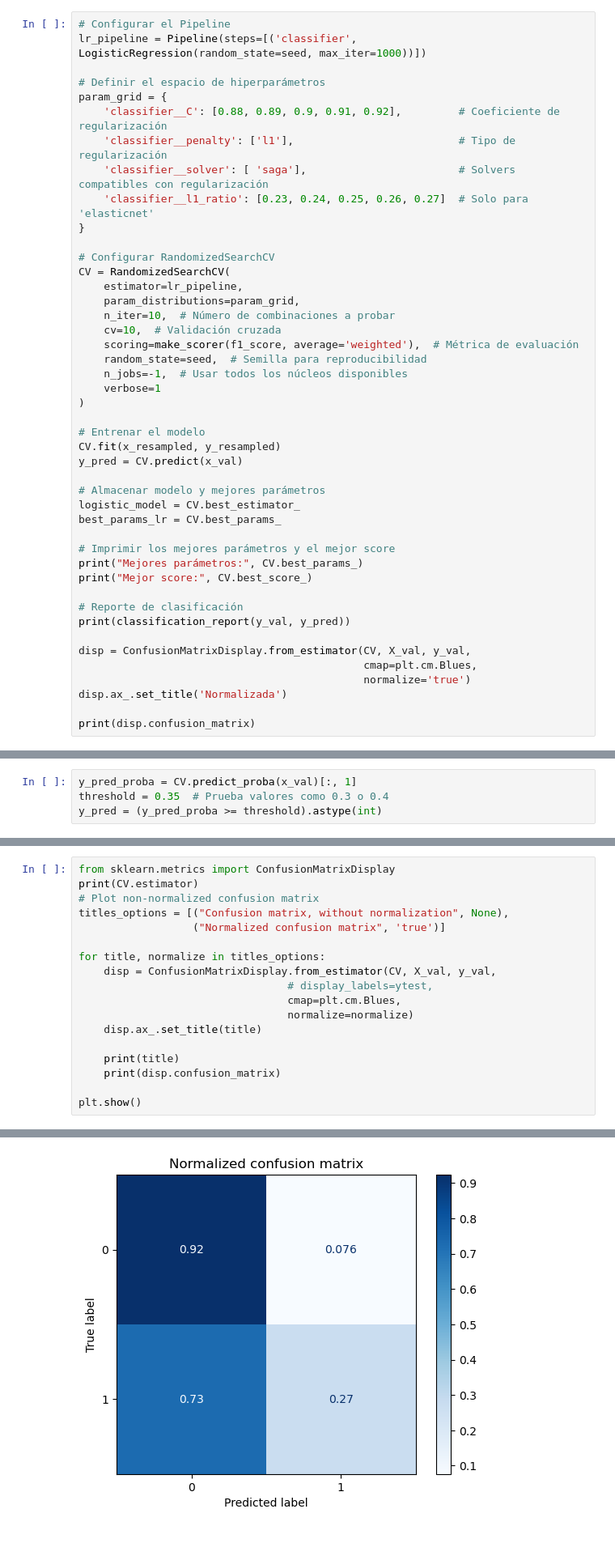
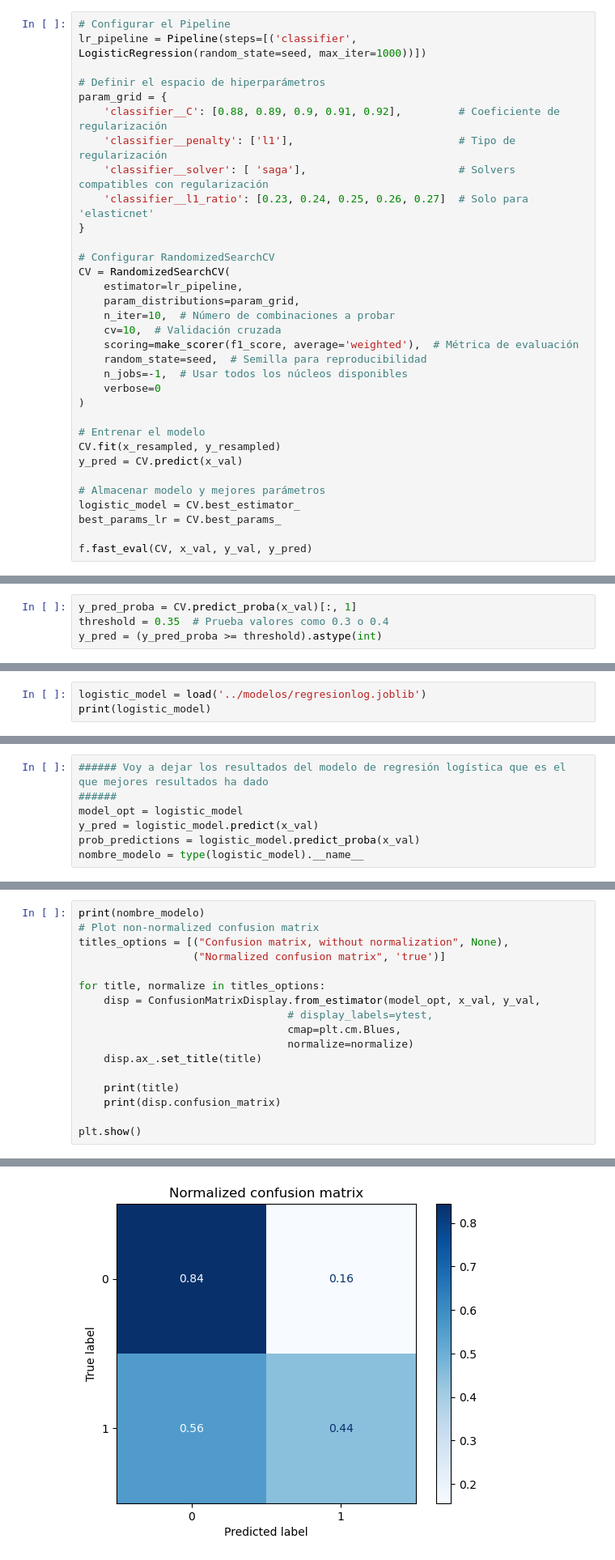
Before and after one commit to josee2202/practica1_EDA, a Jupyter notebook: notebooks/04_Modelos.ipynb, the cells around one changed output, grey strips where cells are left out. Shown at 81% size. Drawn from its saved outputs; the diff is of its cells as text.

```diff
--- a/notebooks/04_Modelos.ipynb
+++ b/notebooks/04_Modelos.ipynb
@@ -425,7 +458,7 @@ CV = RandomizedSearchCV(
     scoring=make_scorer(f1_score, average='weighted'),  # Métrica de evaluación
     random_state=seed,  # Semilla para reproducibilidad
     n_jobs=-1,  # Usar todos los núcleos disponibles
-    verbose=1
+    verbose=0
 )
 
 # Entrenar el modelo
@@ -436,17 +469,5 @@ y_pred = CV.predict(x_val)
 logistic_model = CV.best_estimator_
 best_params_lr = CV.best_params_
 
-# Imprimir los mejores parámetros y el mejor score
-print("Mejores parámetros:", CV.best_params_)
-print("Mejor score:", CV.best_score_)
-
-# Reporte de clasificación
-print(classification_report(y_val, y_pred))
-
-disp = ConfusionMatrixDisplay.from_estimator(CV, X_val, y_val,
-                                             cmap=plt.cm.Blues,
-                                             normalize='true')
-disp.ax_.set_title('Normalizada')
-
-print(disp.confusion_matrix)
+f.fast_eval(CV, x_val, y_val, y_pred)
 # %% [output]
@@ -738,0 +769,3 @@ Pipeline(steps=[('classifier',
+# %%
+logistic_model = load('../modelos/regresionlog.joblib')
+print(logistic_model)
@@ -739 +775,8 @@ Pipeline(steps=[('classifier',
+# %%
+###### Voy a dejar los resultados del modelo de regresión logística que es el que mejores resultados ha dado
+######
+model_opt = logistic_model
+y_pred = logistic_model.predict(x_val)
+prob_predictions = logistic_model.predict_proba(x_val)
+nombre_modelo = type(logistic_model).__name__
 # %%
@@ -756,12 +793,11 @@ Text(45.722222222222214, 0.5, 'Actual')
 # %%
-from sklearn.metrics import ConfusionMatrixDisplay
-print(CV.estimator)
+print(nombre_modelo)
 # Plot non-normalized confusion matrix
 titles_options = [("Confusion matrix, without normalization", None),
                   ("Normalized confusion matrix", 'true')]
 
 for title, normalize in titles_options:
-    disp = ConfusionMatrixDisplay.from_estimator(CV, X_val, y_val,
+    disp = ConfusionMatrixDisplay.from_estimator(model_opt, x_val, y_val,
                                  # display_labels=ytest,
                                  cmap=plt.cm.Blues,
                                  normalize=normalize)
@@ -788,2 +819,2 @@ Normalized confusion matrix
-[figure, old version]
+[figure, new version]
 # %%
```
Also changed, not shown: parts of 29 cells of this notebook.
